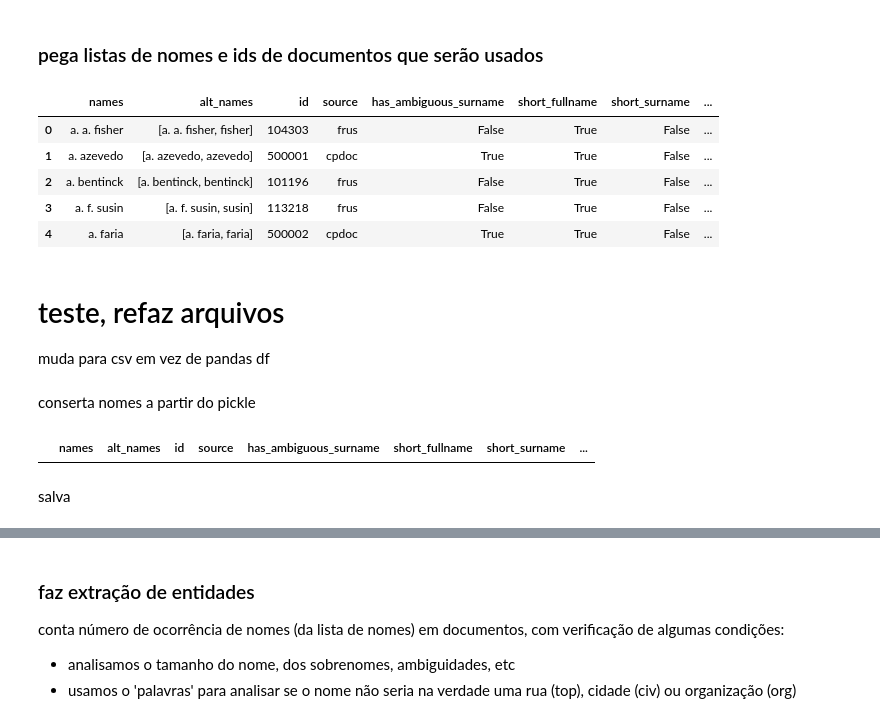
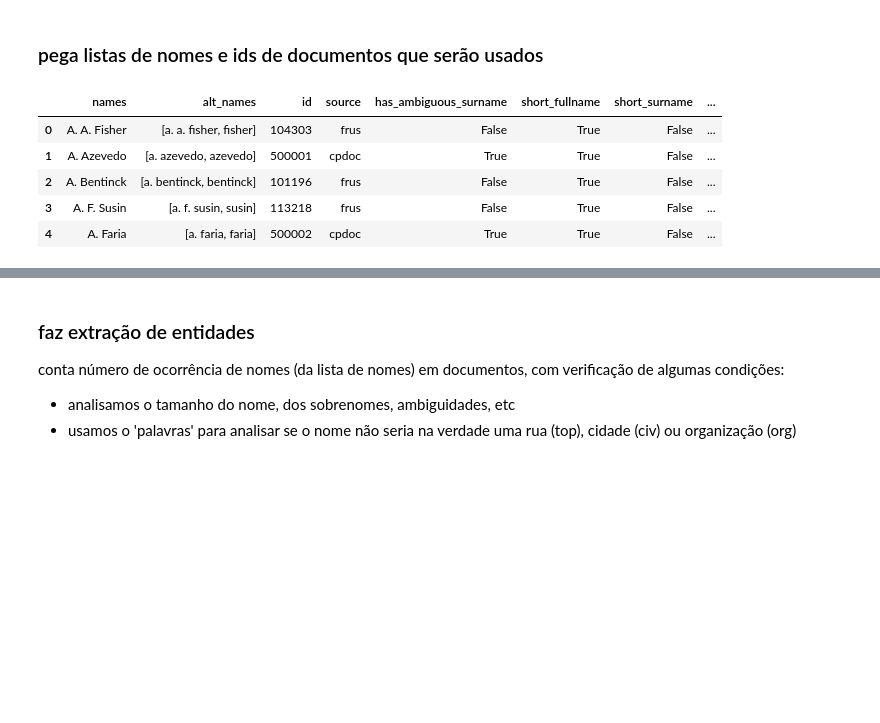
Before and after one commit to Marcelobbr/thesis, a Jupyter notebook: notebooks/05-doc_entities_person_extract_and_store.ipynb, the cells around one changed output, grey strips where cells are left out. Cells and saved outputs as stored; diff of their text form; code cells hidden in the pictures; blank space fills up the shorter version.

```diff
--- a/notebooks/05-doc_entities_person_extract_and_store.ipynb
+++ b/notebooks/05-doc_entities_person_extract_and_store.ipynb
@@ -681,34 +678,16 @@ doc_id_list_file = os.path.join(inputs,'doc_id_list.pkl')
+# %%
+doc_id_list_file = os.path.join(inputs,'doc_id_list.pkl')
+names_file = os.path.join(inputs, 'names_dataframe.csv')
 # %%
 ''' caso queira carregar os arquivos '''
-names_data = pd.read_pickle(names_dataframe_file)
 doc_id_list = pickle.load(open(doc_id_list_file, 'rb'))
+names_data = pd.read_csv(names_file)
 # %%
-names_data.reset_index(inplace=True)
 names_data.head()
 # %% [output]
 |  | names | alt_names | id | source | has_ambiguous_surname | short_fullname | short_surname | ... |
-| 0 | a. a. fisher | [a. a. fisher, fisher] | 104303 | frus | False | True | False | ... |
-| 1 | a. azevedo | [a. azevedo, azevedo] | 500001 | cpdoc | True | True | False | ... |
-| 2 | a. bentinck | [a. bentinck, bentinck] | 101196 | frus | False | True | False | ... |
-| 3 | a. f. susin | [a. f. susin, susin] | 113218 | frus | False | True | False | ... |
-| 4 | a. faria | [a. faria, faria] | 500002 | cpdoc | True | True | False | ... |
+| 0 | A. A. Fisher | [a. a. fisher, fisher] | 104303 | frus | False | True | False | ... |
+| 1 | A. Azevedo | [a. azevedo, azevedo] | 500001 | cpdoc | True | True | False | ... |
+| 2 | A. Bentinck | [a. bentinck, bentinck] | 101196 | frus | False | True | False | ... |
+| 3 | A. F. Susin | [a. f. susin, susin] | 113218 | frus | False | True | False | ... |
+| 4 | A. Faria | [a. faria, faria] | 500002 | cpdoc | True | True | False | ... |
-# %% [markdown]
-# teste, refaz arquivos
-muda para csv em vez de pandas df
-# %% [markdown]
-conserta nomes a partir do pickle
-# %%
-for i,row in names_data.iterrows():
-    name = ''
-    for token in row[0].split():
-        token = token.capitalize()
-        name += token+' '
-    name = name.rstrip()
-    names_data.at[row.name, 'names'] = name
-names_data = names_data.replace('(.*),(.*),.*', r'\1,\2', regex=True)
-names_data = names_data.replace('(.*), (.*)', r'\2 \1', regex=True)
-names_data[names_data['names'].isnull()]
-# %% [output]
-|  | names | alt_names | id | source | has_ambiguous_surname | short_fullname | short_surname | ... |
-# %% [markdown]
-salva
```
Also changed, not shown: parts of 8 cells of this notebook, 7 other files.
